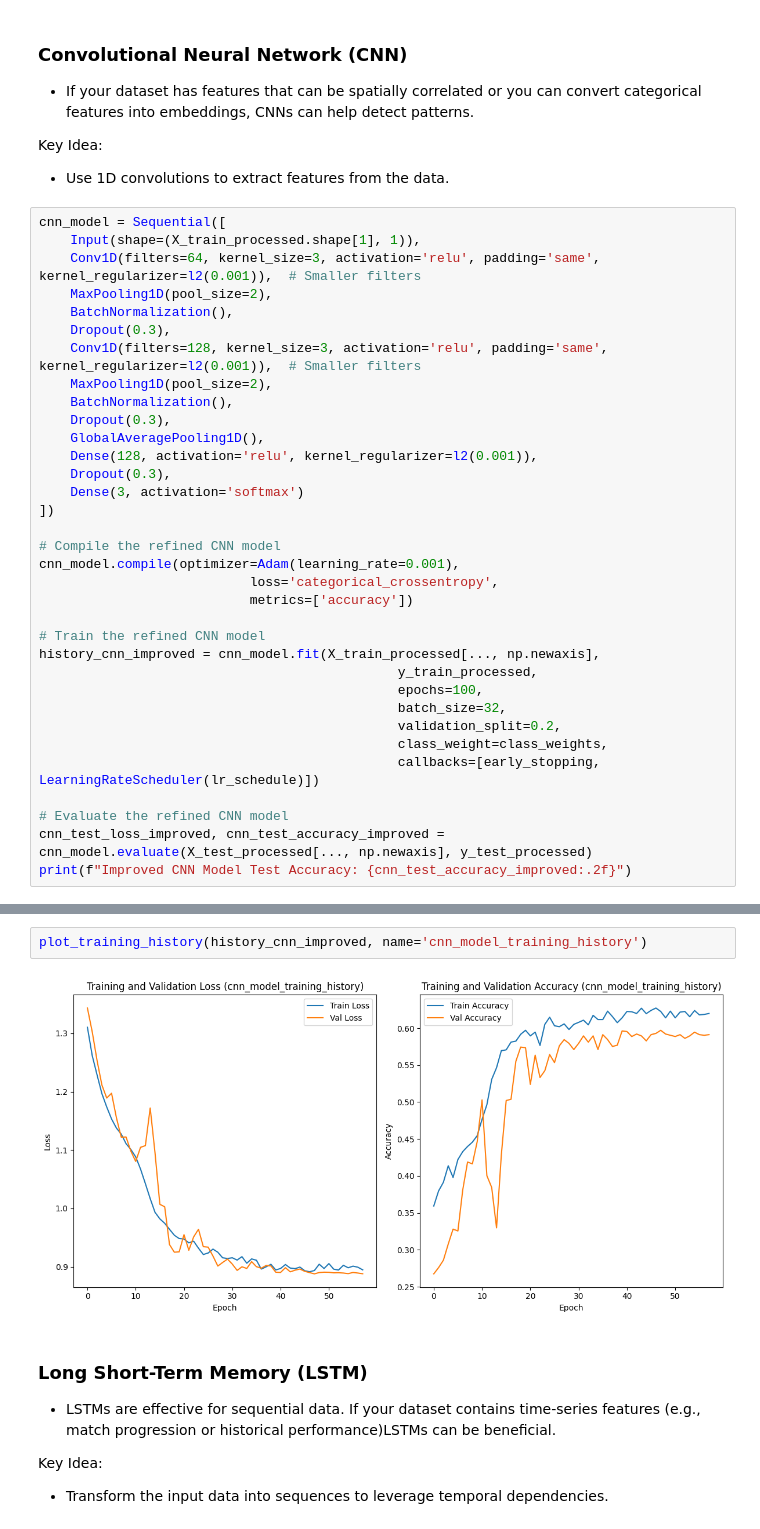
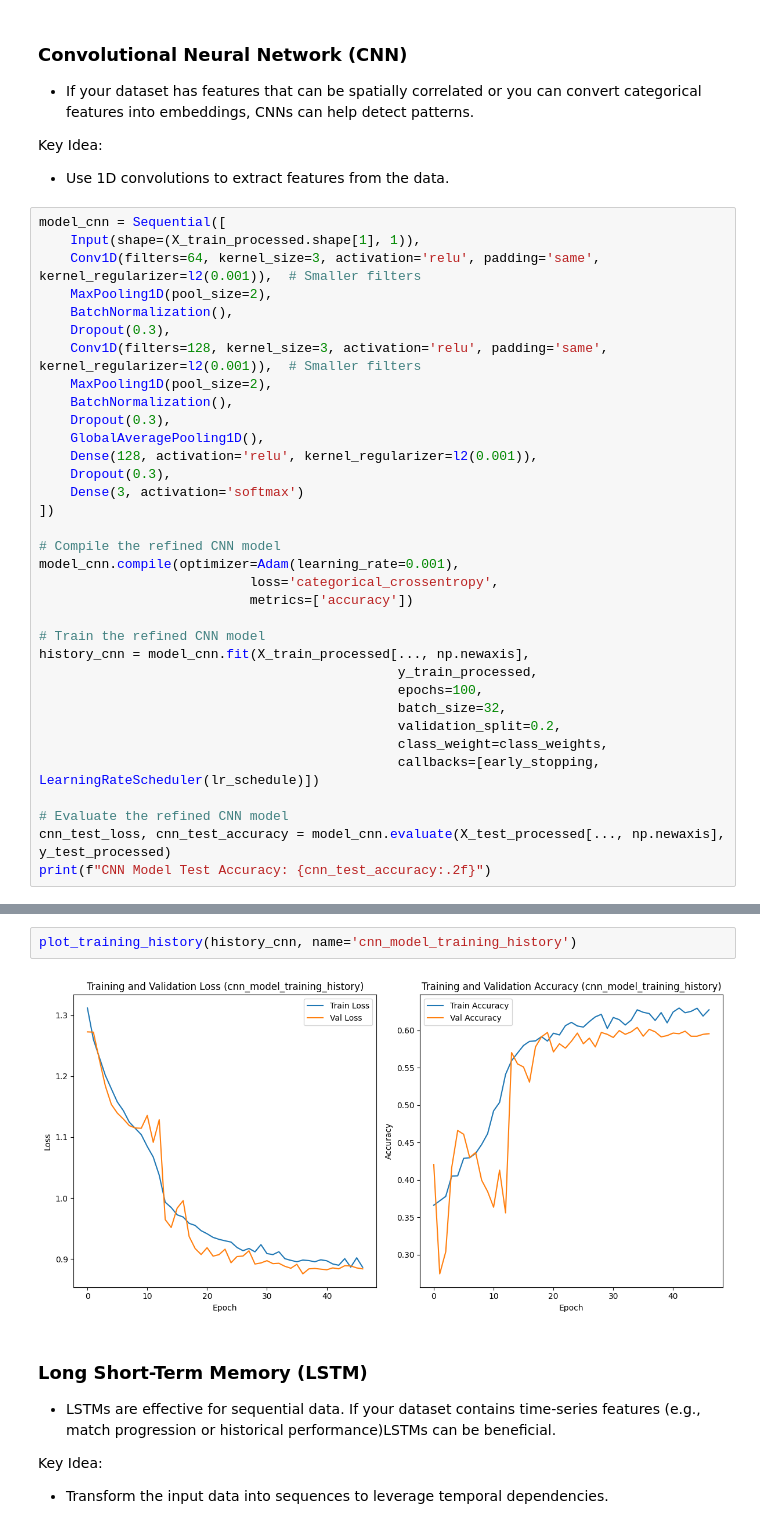
Before and after one commit to RuiFSP/mlzoomcamp2024-final-project, a Jupyter notebook: notebooks/04_train_model.ipynb, the cells around one changed output, grey strips where cells are left out. Cells and saved outputs as stored; diff of their text form.

```diff
--- a/notebooks/04_train_model.ipynb
+++ b/notebooks/04_train_model.ipynb
@@ -263,7 +271,7 @@ plot_training_history(history_dense_improved, name='dense_model_training_history
 Key Idea:
 - Use 1D convolutions to extract features from the data.
 # %%
-cnn_model = Sequential([
+model_cnn = Sequential([
     Input(shape=(X_train_processed.shape[1], 1)),
     Conv1D(filters=64, kernel_size=3, activation='relu', padding='same', kernel_regularizer=l2(0.001)),  # Smaller filters
     MaxPooling1D(pool_size=2),
@@ -280,12 +288,12 @@ cnn_model = Sequential([
 ])
 
 # Compile the refined CNN model
-cnn_model.compile(optimizer=Adam(learning_rate=0.001),
+model_cnn.compile(optimizer=Adam(learning_rate=0.001),
                            loss='categorical_crossentropy',
                            metrics=['accuracy'])
 
 # Train the refined CNN model
-history_cnn_improved = cnn_model.fit(X_train_processed[..., np.newaxis],
+history_cnn = model_cnn.fit(X_train_processed[..., np.newaxis],
                                               y_train_processed,
                                               epochs=100,
                                               batch_size=32,
@@ -294,7 +302,7 @@ history_cnn_improved = cnn_model.fit(X_train_processed[..., np.newaxis],
                                               callbacks=[early_stopping, LearningRateScheduler(lr_schedule)])
 
 # Evaluate the refined CNN model
-cnn_test_loss_improved, cnn_test_accuracy_improved = cnn_model.evaluate(X_test_processed[..., np.newaxis], y_test_processed)
-print(f"Improved CNN Model Test Accuracy: {cnn_test_accuracy_improved:.2f}")
+cnn_test_loss, cnn_test_accuracy = model_cnn.evaluate(X_test_processed[..., np.newaxis], y_test_processed)
+print(f"CNN Model Test Accuracy: {cnn_test_accuracy:.2f}")
 # %% [output]
 Epoch 1/100
@@ -325,9 +333,9 @@ os.path.getsize(path_to_save_model_cnn) / (1024 * 1024)  # in MB
 # %% [output]
 0.538665771484375
 # %%
-plot_training_history(history_cnn_improved, name='cnn_model_training_history')
+plot_training_history(history_cnn, name='cnn_model_training_history')
 # %% [output]
-[figure, old version]
+[figure, new version]
 # %% [markdown]
 ### Long Short-Term Memory (LSTM)
 
```
Also changed, not shown: parts of 15 cells of this notebook, 3 other files.
